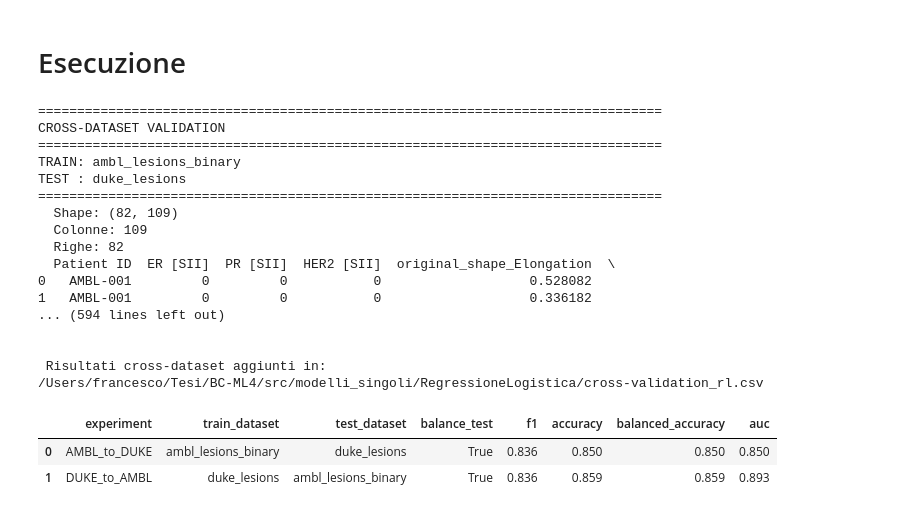
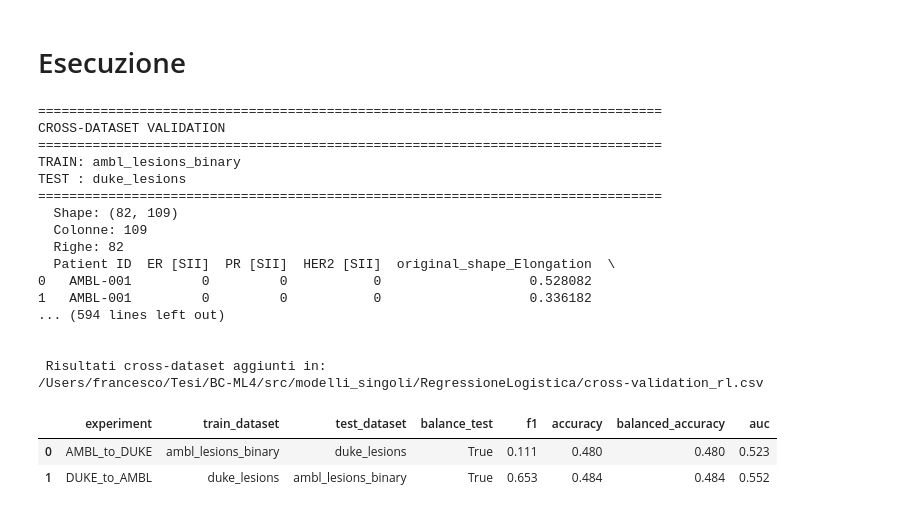
Before and after one commit to FrancescoDalCanto/BC-ML4, a Jupyter notebook: src/modelli_singoli/RegressioneLogistica/RegressioneLogistica_ER.ipynb, the cells around one changed output. Saved outputs shown, nothing was run; the diff lists cells and outputs as text; code cells hidden in the pictures.

```diff
--- a/src/modelli_singoli/RegressioneLogistica/RegressioneLogistica_ER.ipynb
+++ b/src/modelli_singoli/RegressioneLogistica/RegressioneLogistica_ER.ipynb
@@ -90,9 +90,9 @@ def build_features_and_groups(df, target_col, dataset_type):
 
     # Definsico gli altri target da cancellare in base al csv
     if dataset_type == "duke":
-        other_targets = ["GRADE", "isTN", "ER", "HER2"]
+        other_targets = ["GRADE", "isTN", "PR", "HER2"]
     else:
-        other_targets = ["ER [SII]", "HER2 [SII]"]
+        other_targets = ["PR [SII]", "HER2 [SII]"]
 
     drop_cols = base_drop_cols + other_targets
 
@@ -472,7 +512,7 @@ def train(file_path, csv_name, dataset_type, tipo_fold, balance_test=False):
 # %%
 results = {}
 
-results["DUKE_PR"] = train(
+results["DUKE_ER"] = train(
     FILE_PATH / "duke_lesions.csv",
     "duke_lesions",
     dataset_type="duke",
@@ -480,7 +520,7 @@ results["DUKE_PR"] = train(
     balance_test=BALANCE_TEST
 )
 
-results["AMBL_PR"] = train(
+results["AMBL_ER"] = train(
     FILE_PATH / "ambl_lesions_binary.csv",
     "ambl_lesions_binary",
     dataset_type="ambl",
@@ -488,7 +528,7 @@ results["AMBL_PR"] = train(
     balance_test=BALANCE_TEST
 )
 
-results["DUKE_medsam_PR"] = train(
+results["DUKE_medsam_ER"] = train(
     FILE_PATH / "duke_lesions_radiomic_medsam.csv",
     "duke_lesions_radiomic_medsam",
     dataset_type="duke_medsam",
@@ -496,7 +536,7 @@ results["DUKE_medsam_PR"] = train(
     balance_test=BALANCE_TEST
 )
 
-results["AMBL_medsam_PR"] = train(
+results["AMBL_medsam_ER"] = train(
     FILE_PATH / "ambl_lesions_radiomic_medsam_binary.csv",
     "ambl_lesions_radiomic_medsam_binary",
     dataset_type="ambl_medsam",
@@ -593,8 +753,8 @@ def cross_validation(train_csv, train_name, train_type,test_csv, test_name, test
     X_test, _ = build_features_and_groups(df_test, target_test, test_type)
 
     # Faccio coinciderere il nome delle Feature
-    X_train.columns = X_train.columns.str.replace("PR SII", "PR")
-    X_test.columns  = X_test.columns.str.replace("PR SII", "PR")
+    X_train.columns = X_train.columns.str.replace("ER SII", "ER")
+    X_test.columns  = X_test.columns.str.replace("ER SII", "ER")
 
     common_cols = X_train.columns.intersection(X_test.columns)
     X_train = X_train[common_cols]
@@ -678,12 +838,12 @@ def save_cross_results_to_csv(cross_results, output_path):
 
     file_exists = Path(output_path).exists()
 
-    df.to_csv(
-        output_path,
-        mode="a" if file_exists else "w",
-        header=not file_exists,
-        index=False
-    )
+    # df.to_csv(
+    #     output_path,
+    #     mode="a" if file_exists else "w",
+    #     header=not file_exists,
+    #     index=False
+    # )
 
     print(f"\n Risultati cross-dataset aggiunti in:")
     print(output_path)
@@ -695,7 +855,7 @@ def save_cross_results_to_csv(cross_results, output_path):
 cross_results = {}
 
 # Prendo i best params da una delle CV intra-dataset
-best_params_global = results["DUKE_PR"]["best_params"]
+best_params_global = results["DUKE_ER"]["best_params"]
 # in alternativa:
 # best_params_global = results["AMBL_PR"]["best_params"]
 
@@ -724,32 +884,32 @@ cross_results["DUKE_to_AMBL"] = cross_validation(
     "ambl_lesions_binary",
     "ambl",
     best_params_global,
     balance_test=True
 )
 
 
 save_cross_results_to_csv(
     cross_results,
     "/Users/francesco/Tesi/BC-ML4/src/modelli_singoli/RegressioneLogistica/cross-validation_rl.csv"
 )
 # %% [output]
 ================================================================================
 CROSS-DATASET VALIDATION
 ================================================================================
 TRAIN: ambl_lesions_binary
 TEST : duke_lesions
 ================================================================================
   Shape: (82, 109)
   Colonne: 109
   Righe: 82
   Patient ID  ER [SII]  PR [SII]  HER2 [SII]  original_shape_Elongation  \
 0   AMBL-001         0         0           0                   0.528082
 1   AMBL-001         0         0           0                   0.336182
 ... (594 lines left out)
 
 
  Risultati cross-dataset aggiunti in:
 /Users/francesco/Tesi/BC-ML4/src/modelli_singoli/RegressioneLogistica/cross-validation_rl.csv
 |  | experiment | train_dataset | test_dataset | balance_test | f1 | accuracy | balanced_accuracy | auc |
-| 0 | AMBL_to_DUKE | ambl_lesions_binary | duke_lesions | True | 0.836 | 0.850 | 0.850 | 0.850 |
-| 1 | DUKE_to_AMBL | duke_lesions | ambl_lesions_binary | True | 0.836 | 0.859 | 0.859 | 0.893 |
+| 0 | AMBL_to_DUKE | ambl_lesions_binary | duke_lesions | True | 0.111 | 0.480 | 0.480 | 0.523 |
+| 1 | DUKE_to_AMBL | duke_lesions | ambl_lesions_binary | True | 0.653 | 0.484 | 0.484 | 0.552 |
```
Also changed, not shown: parts of 4 cells of this notebook, 21 other files.
